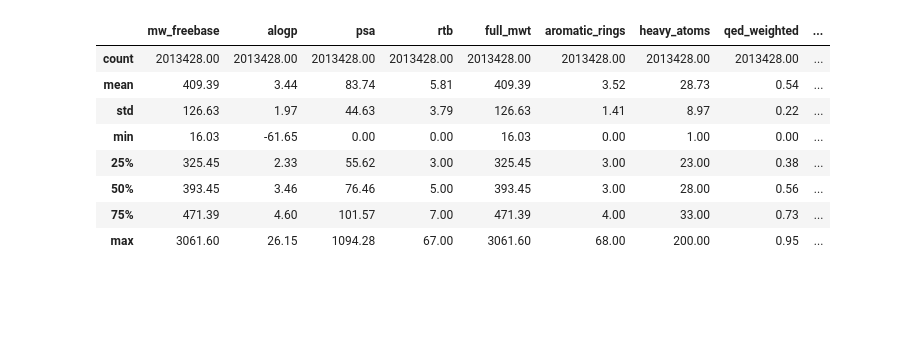
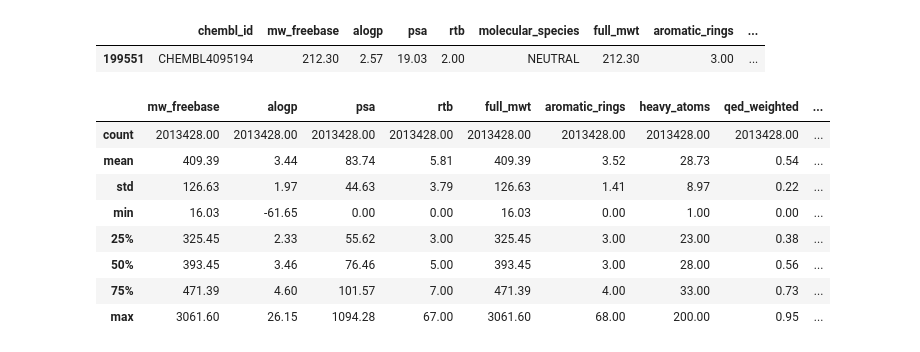
Before and after one commit to alverad-katsuro/chembl_analyser, a Jupyter notebook: cruzipain/analise_dados_att.ipynb, the cells around one changed output. Saved outputs shown, nothing was run; the diff lists cells and outputs as text; code cells hidden in the pictures; blank space fills up the shorter version.

```diff
--- a/cruzipain/analise_dados_att.ipynb
+++ b/cruzipain/analise_dados_att.ipynb
@@ -36,6 +18,11 @@ from sklearn.cluster import KMeans
 from sklearn import preprocessing
 # %%
 pd.set_option('display.float_format', lambda x: '%.2f' % x)
+# %%
+df.query("canonical_smiles == 'c1c[nH]c(CN2CCc3ccccc3C2)c1'")
+# %% [output]
+|  | chembl_id | mw_freebase | alogp | psa | rtb | molecular_species | full_mwt | aromatic_rings | ... |
+| 199551 | CHEMBL4095194 | 212.30 | 2.57 | 19.03 | 2.00 | NEUTRAL | 212.30 | 3.00 | ... |
 # %%
 df.describe()
 # %% [output]
```
Also changed, not shown: parts of 8 cells of this notebook.
